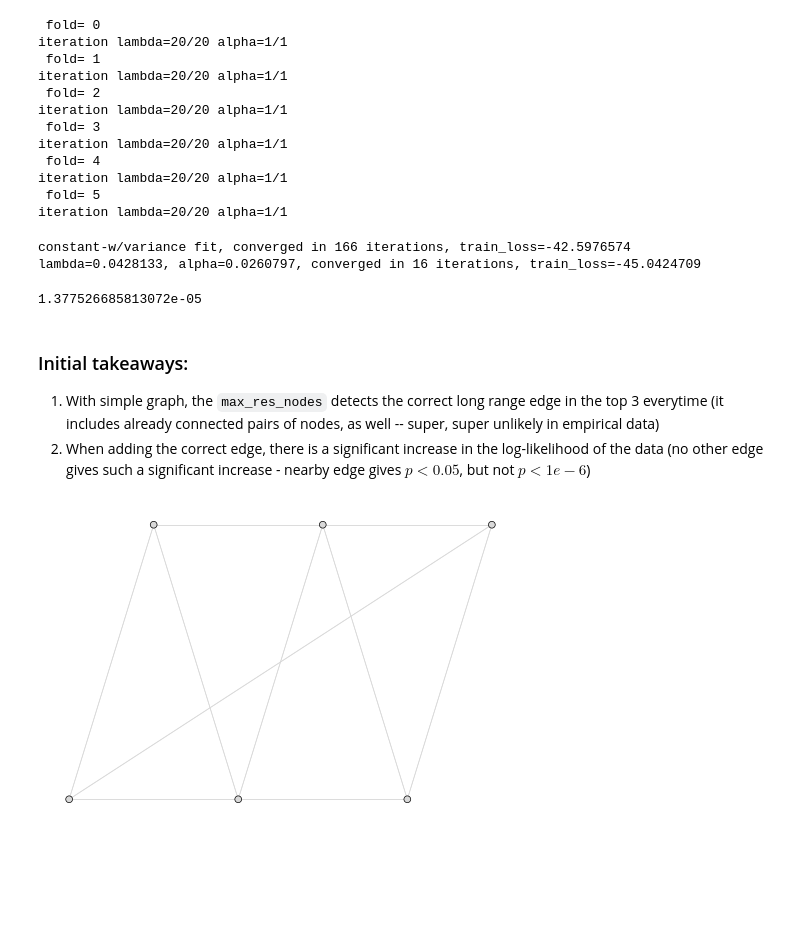
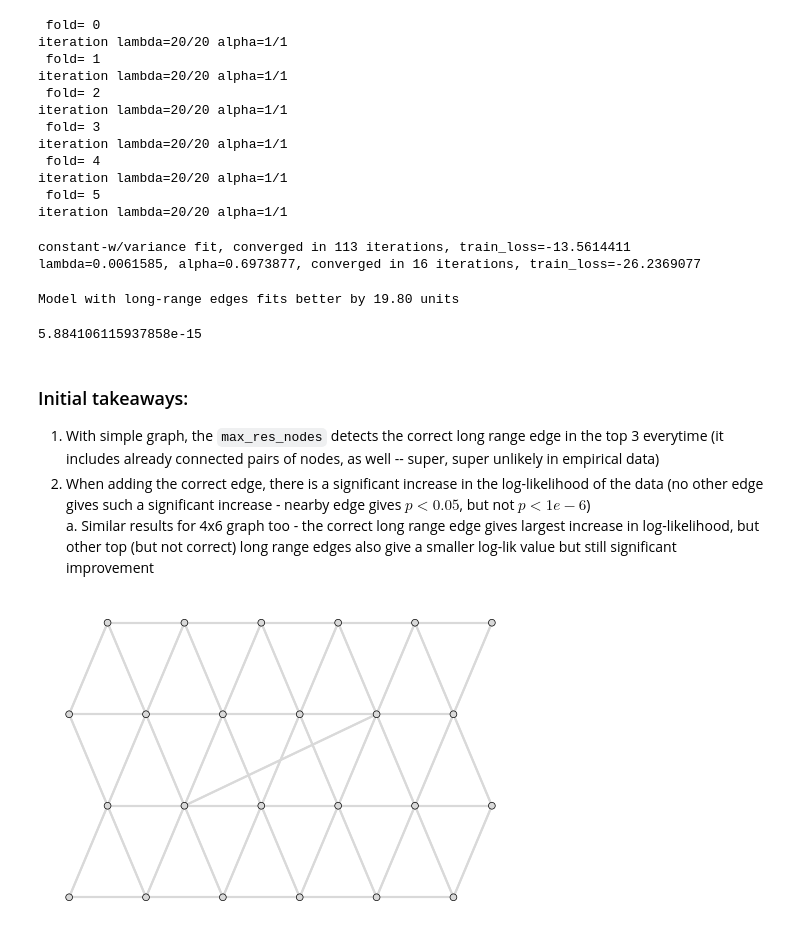
Before and after one commit to NovembreLab/feems, a Jupyter notebook: docs/notebooks/simple-case.ipynb, the cells around one changed output. Saved outputs shown, nothing was run; the diff lists cells and outputs as text; code cells hidden in the pictures; blank space fills up the shorter version.

```diff
--- a/docs/notebooks/simple-case.ipynb
+++ b/docs/notebooks/simple-case.ipynb
@@ -75,6 +75,6 @@ v.draw_obs_nodes(use_ids=False)
 # %%
 lamb_grid = np.geomspace(1e-6, 1e2, 20)[::-1]
-cv_err = run_cv(sp_Graph_def, lamb_grid, n_folds=None, factr=1e10)
+cv_err = run_cv(sp_Graph_def, lamb_grid, n_folds=None if sp_Graph_def.n_observed_nodes < 10 else 10, factr=1e10)
 lamb_cv = float(lamb_grid[np.argmin(np.mean(cv_err, axis=0))])
 # %% [output]
  fold= 0
@@ -90,5 +90,5 @@ iteration lambda=20/20 alpha=1/1
  fold= 5
 iteration lambda=20/20 alpha=1/1
 # %%
-max_res_nodes = comp_genetic_vs_fitted_distance(sp_Graph_def, n_lre=6, lamb=lamb_cv, plotFig=False)
+max_res_nodes = comp_genetic_vs_fitted_distance(sp_Graph_def, n_lre=10, lamb=lamb_cv, plotFig=False)
 # %% [output]
@@ -97,11 +97,11 @@ lambda=0.0428133, alpha=0.0817523, converged in 11 iterations, train_loss=-46.95
 # %%
 edges_lr = deepcopy(edge_def)
 edges_lr = edges_lr.tolist()
-edges_lr.append(list(x+1 for x in (0,5)))
+edges_lr.append(list(x+1 for x in max_res_nodes[0]))
 sp_Graph = SpatialGraph(gen_test, coord, grid, np.array(edges_lr))
 # %%
 lamb_grid = np.geomspace(1e-6, 1e2, 20)[::-1]
-cv_err = run_cv(sp_Graph, lamb_grid, n_folds=None, factr=1e10)
+cv_err = run_cv(sp_Graph, lamb_grid, n_folds=None if sp_Graph_def.n_observed_nodes < 10 else 10, factr=1e10)
 lamb_cv_lr = float(lamb_grid[np.argmin(np.mean(cv_err, axis=0))])
 # %% [output]
  fold= 0
@@ -119,36 +119,41 @@ iteration lambda=20/20 alpha=1/1
 # %%
 sp_Graph.fit(lamb=lamb_cv_lr)
 # %% [output]
-constant-w/variance fit, converged in 166 iterations, train_loss=-42.5976574
-lambda=0.0428133, alpha=0.0260797, converged in 16 iterations, train_loss=-45.0424709
+constant-w/variance fit, converged in 113 iterations, train_loss=-13.5614411
+lambda=0.0061585, alpha=0.6973877, converged in 16 iterations, train_loss=-26.2369077
 # %%
 obj = Objective(sp_Graph_def)
 obj._solve_lap_sys()
 obj._comp_mat_block_inv()
 obj._comp_inv_cov()
+obj._comp_inv_lap()
 obj_lr = Objective(sp_Graph)
 obj_lr._solve_lap_sys()
 obj_lr._comp_mat_block_inv()
 obj_lr._comp_inv_cov()
+obj_lr._comp_inv_lap()
 if obj_lr.neg_log_lik() < obj.neg_log_lik():
     print("Model with long-range edges fits better by %.2f units"%(-2*(obj_lr.neg_log_lik() - obj.neg_log_lik())))
+# %% [output]
+Model with long-range edges fits better by 19.80 units
 # %%
-chi2.sf(18.90,1)
+chi2.sf(60.94,1)
 # %% [output]
-1.377526685813072e-05
+5.884106115937858e-15
 # %% [markdown]
 ### Initial takeaways:
 1. With simple graph, the `max_res_nodes` detects the correct long range edge in the top 3 everytime (it includes already connected pairs of nodes, as well -- super, super unlikely in empirical data)
 2. When adding the correct edge, there is a significant increase in the log-likelihood of the data (no other edge gives such a significant increase - nearby edge gives $p<0.05$, but not $p<1e-6$)
+    a. Similar results for 4x6 graph too - the correct long range edge gives largest increase in log-likelihood, but other top (but not correct) long range edges also give a smaller log-lik value but still significant improvement
 # %%
 fig = plt.figure(dpi=100)
 ax = fig.add_subplot(1, 1, 1)
-v = Viz(ax, sp_Graph, edge_width=.5,
+v = Viz(ax, sp_Graph, edge_width=1.5,
         edge_alpha=1, edge_zorder=100, sample_pt_size=10,
         obs_node_size=7.5, sample_pt_color="black",
         cbar_font_size=10)
 v.draw_samples()
 v.draw_edges(use_weights=False)
 v.draw_obs_nodes(use_ids=False)
 # %% [output]
-[figure, old version]
+[figure, new version]
```
Also changed, not shown: parts of 12 cells of this notebook, 2 other files.
